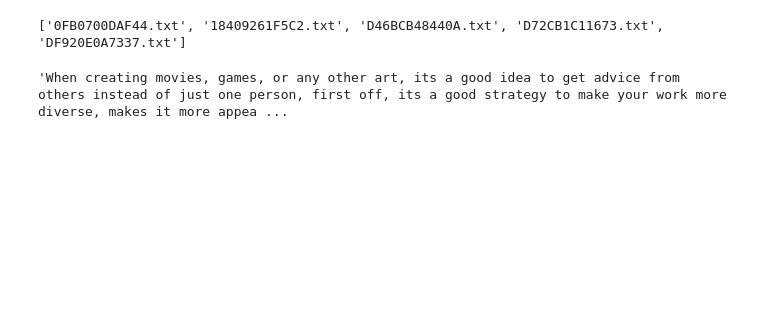
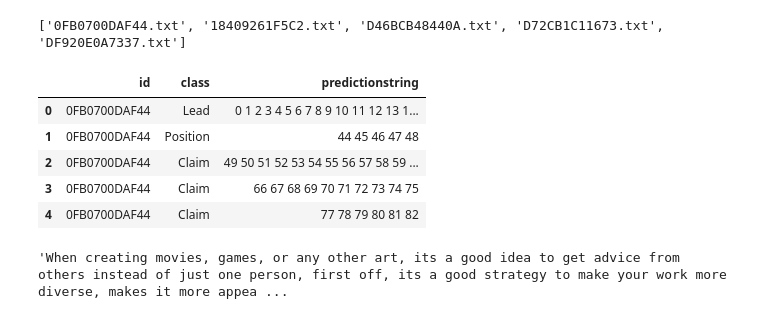
Before and after one commit to Brad1141/Discourse_Classification, a Jupyter notebook: kaggleRun.ipynb, the cells around one changed output. Drawn from its saved outputs; the diff is of its cells as text; code cells hidden in the pictures; blank space fills up the shorter version.

```diff
--- a/kaggleRun.ipynb
+++ b/kaggleRun.ipynb
@@ -64,6 +63,15 @@ for file in fileNames:
     predict_and_format(file)
 # %% [output]
 ['0FB0700DAF44.txt', '18409261F5C2.txt', 'D46BCB48440A.txt', 'D72CB1C11673.txt', 'DF920E0A7337.txt']
+# %%
+sub_df.head()
+# %% [output]
+|  | id | class | predictionstring |
+| 0 | 0FB0700DAF44 | Lead | 0 1 2 3 4 5 6 7 8 9 10 11 12 13 1... |
+| 1 | 0FB0700DAF44 | Position | 44 45 46 47 48 |
+| 2 | 0FB0700DAF44 | Claim | 49 50 51 52 53 54 55 56 57 58 59 ... |
+| 3 | 0FB0700DAF44 | Claim | 66 67 68 69 70 71 72 73 74 75 |
+| 4 | 0FB0700DAF44 | Claim | 77 78 79 80 81 82 |
 # %%
 sub_df.to_csv('submission2.csv',index=False)
 # %%
```
Also changed, not shown: parts of 1 cell of this notebook, 1 other file.
